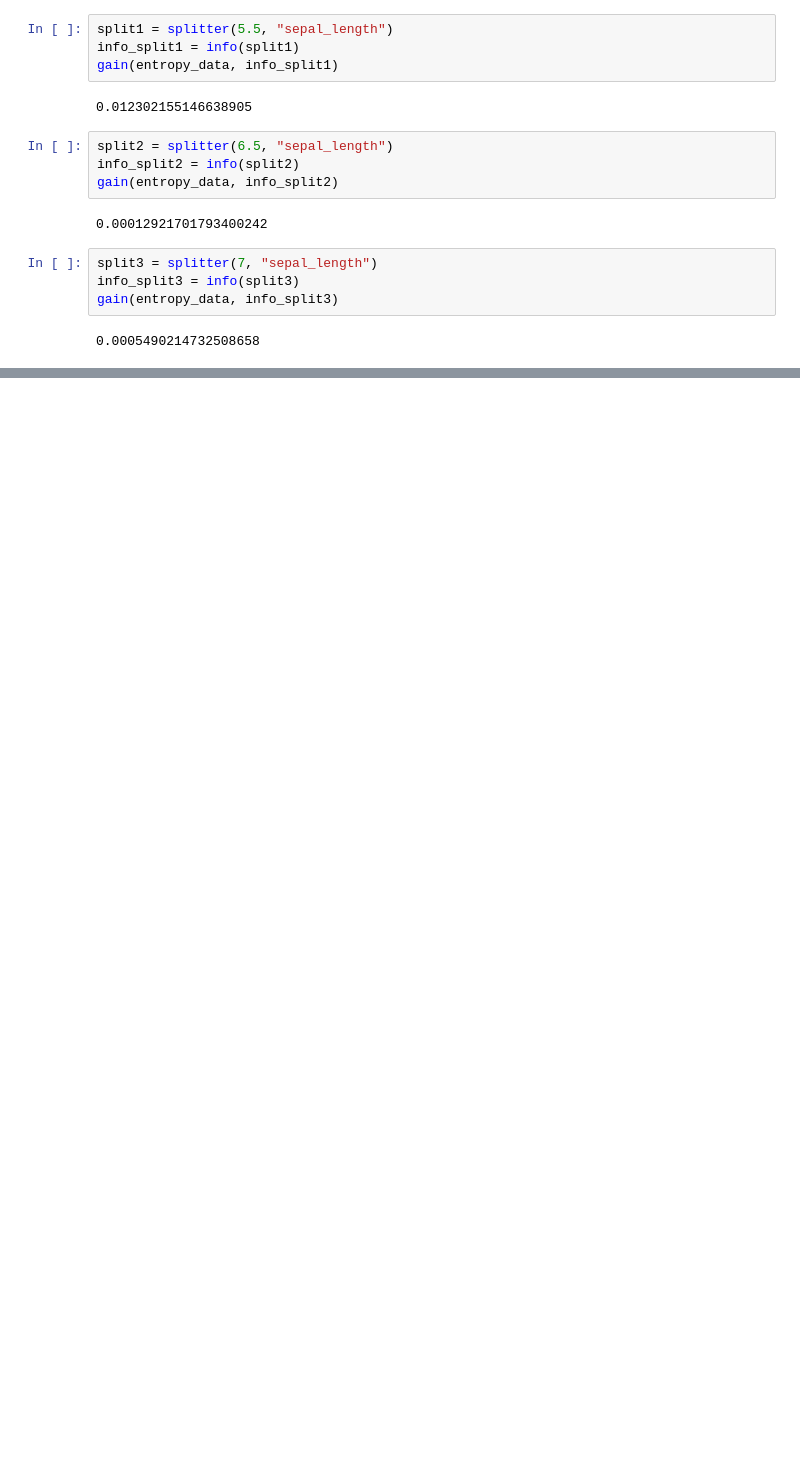
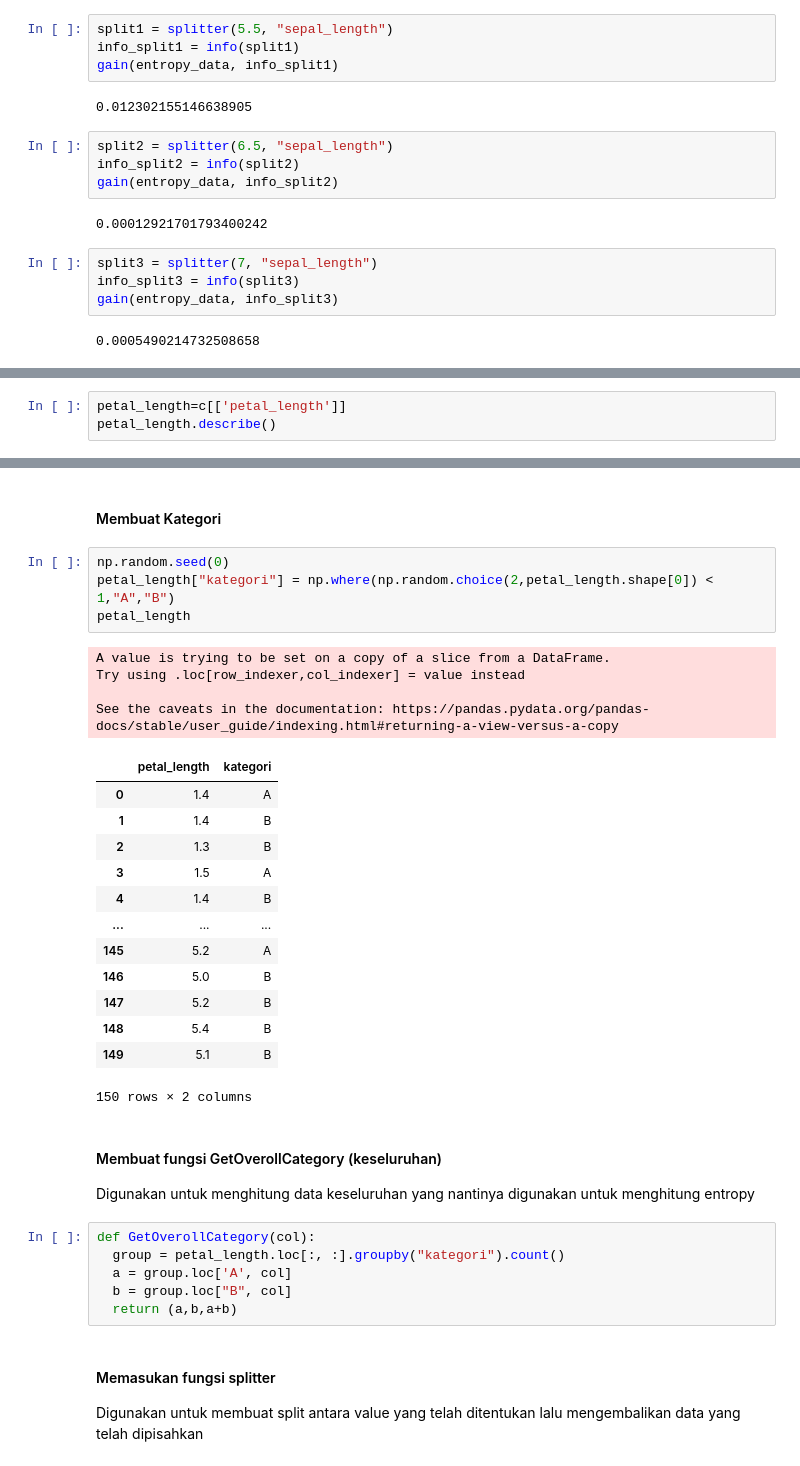
Before and after one commit to Amelia039/datamining, a Jupyter notebook: _sources/tugas2.ipynb, the cells around one changed output, grey strips where cells are left out. Saved outputs shown, nothing was run; the diff lists cells and outputs as text; blank space fills up the shorter version.

```diff
--- a/_sources/tugas2.ipynb
+++ b/_sources/tugas2.ipynb
@@ -516,0 +687,3 @@ gain(entropy_data, info_split3)
+# %%
+petal_length=c[['petal_length']]
+petal_length.describe()
@@ -516,0 +700,36 @@ gain(entropy_data, info_split3)
+# %% [markdown]
+#### Membuat Kategori
+# %%
+np.random.seed(0)
+petal_length["kategori"] = np.where(np.random.choice(2,petal_length.shape[0]) < 1,"A","B")
+petal_length
+# %% [output]
+A value is trying to be set on a copy of a slice from a DataFrame.
+Try using .loc[row_indexer,col_indexer] = value instead
+
+See the caveats in the documentation: https://pandas.pydata.org/pandas-docs/stable/user_guide/indexing.html#returning-a-view-versus-a-copy
+|  | petal_length | kategori |
+| 0 | 1.4 | A |
+| 1 | 1.4 | B |
+| 2 | 1.3 | B |
+| 3 | 1.5 | A |
+| 4 | 1.4 | B |
+| ... | ... | ... |
+| 145 | 5.2 | A |
+| 146 | 5.0 | B |
+| 147 | 5.2 | B |
+| 148 | 5.4 | B |
+| 149 | 5.1 | B |
+150 rows × 2 columns
+# %% [markdown]
+#### Membuat fungsi GetOverollCategory (keseluruhan)
+Digunakan untuk menghitung data keseluruhan yang nantinya digunakan untuk menghitung entropy
+# %%
+def GetOverollCategory(col):
+  group = petal_length.loc[:, :].groupby("kategori").count()
+  a = group.loc['A', col]
+  b = group.loc["B", col]
+  return (a,b,a+b)
+# %% [markdown]
+#### Memasukan fungsi splitter
+Digunakan untuk membuat split antara value yang telah ditentukan lalu mengembalikan data yang telah dipisahkan
```
Also changed, not shown: parts of 95 cells of this notebook, 26 other files.
